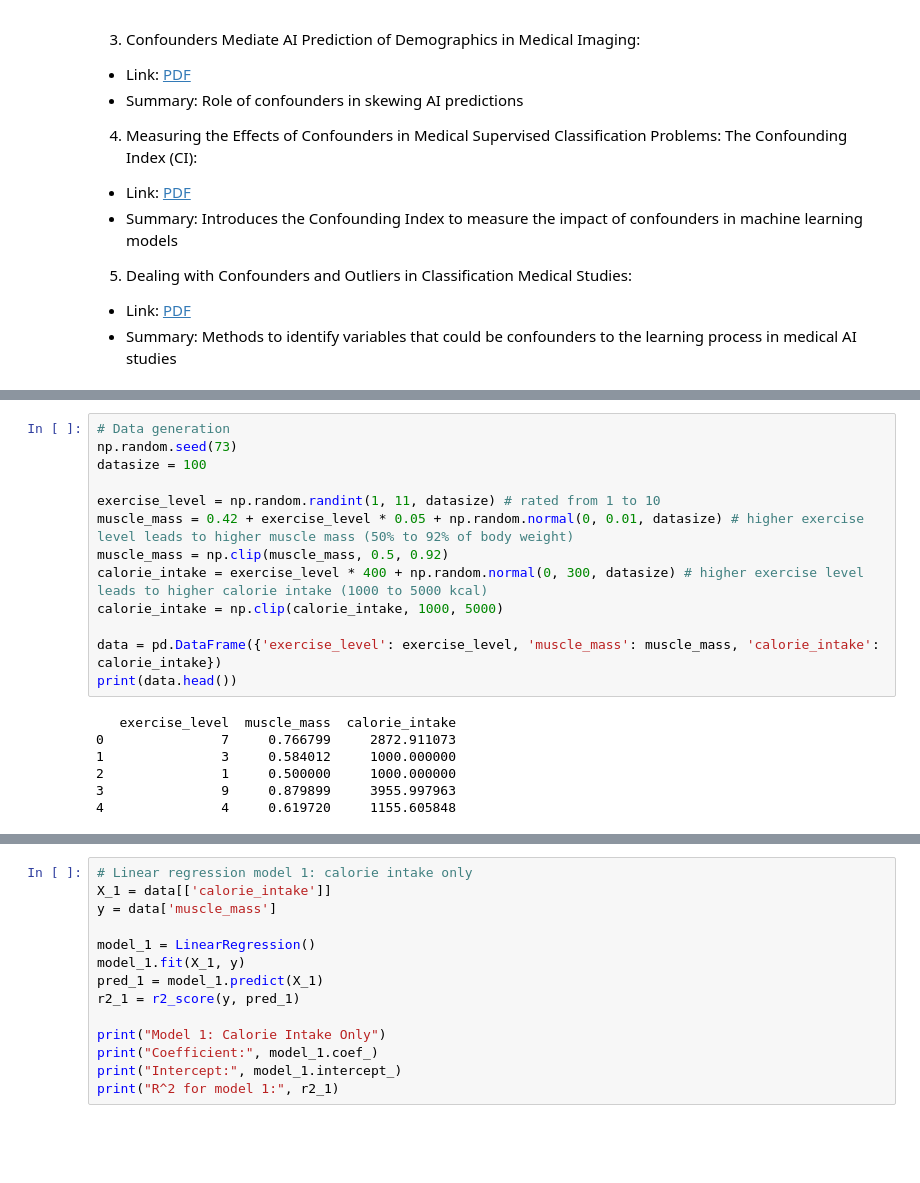
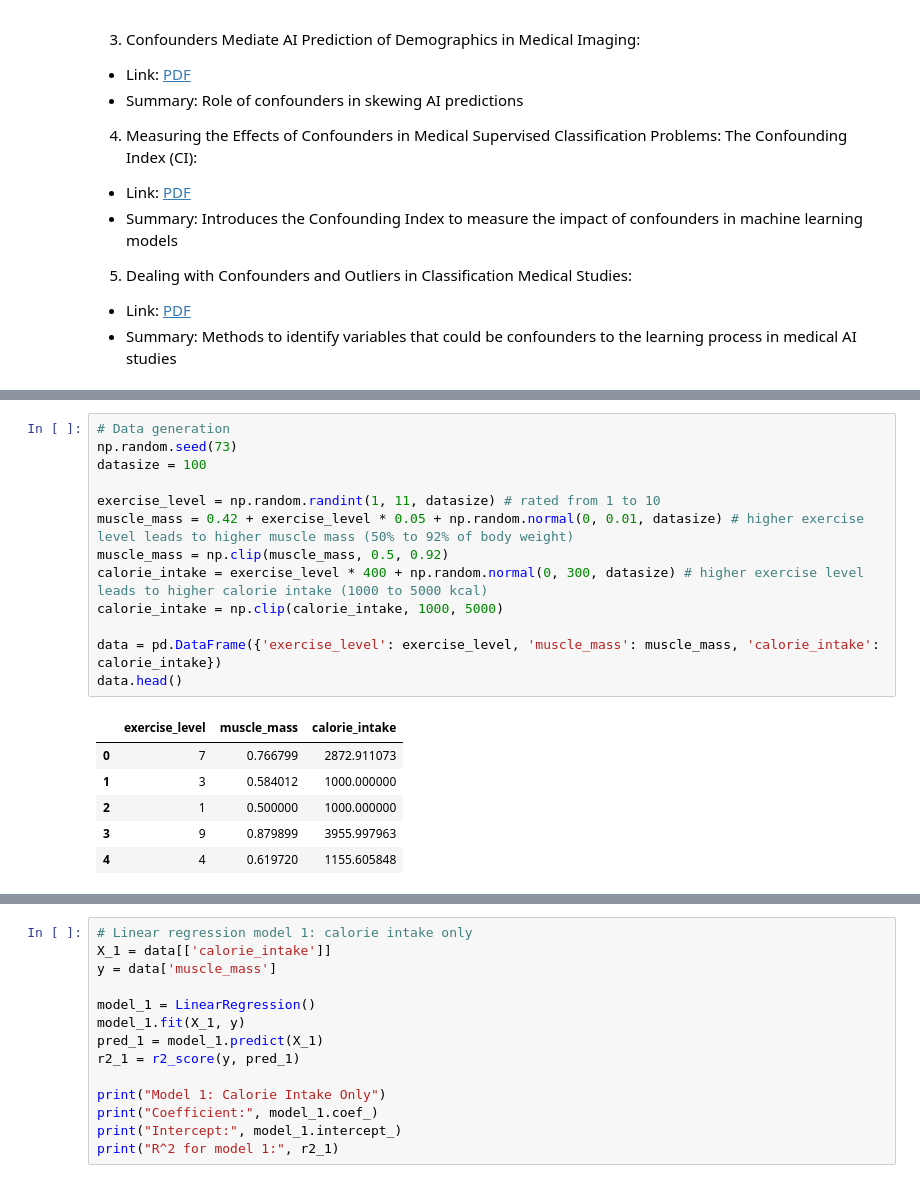
Before and after one commit to MaxiStahl1992/advanced-workbook-code, a Jupyter notebook: task3_full.ipynb, the cells around one changed output, grey strips where cells are left out. Saved outputs shown, nothing was run; the diff lists cells and outputs as text; blank space fills up the shorter version.

```diff
--- a/task3_full.ipynb
+++ b/task3_full.ipynb
@@ -62,21 +44,21 @@ plt.show()
 # %%
 # Data generation
 np.random.seed(73)
 datasize = 100
 
 exercise_level = np.random.randint(1, 11, datasize) # rated from 1 to 10
 muscle_mass = 0.42 + exercise_level * 0.05 + np.random.normal(0, 0.01, datasize) # higher exercise level leads to higher muscle mass (50% to 92% of body weight)
 muscle_mass = np.clip(muscle_mass, 0.5, 0.92)
 calorie_intake = exercise_level * 400 + np.random.normal(0, 300, datasize) # higher exercise level leads to higher calorie intake (1000 to 5000 kcal)
 calorie_intake = np.clip(calorie_intake, 1000, 5000)
 
 data = pd.DataFrame({'exercise_level': exercise_level, 'muscle_mass': muscle_mass, 'calorie_intake': calorie_intake})
-print(data.head())
+data.head()
 # %% [output]
-   exercise_level  muscle_mass  calorie_intake
-0               7     0.766799     2872.911073
-1               3     0.584012     1000.000000
-2               1     0.500000     1000.000000
-3               9     0.879899     3955.997963
-4               4     0.619720     1155.605848
+|  | exercise_level | muscle_mass | calorie_intake |
+| 0 | 7 | 0.766799 | 2872.911073 |
+| 1 | 3 | 0.584012 | 1000.000000 |
+| 2 | 1 | 0.500000 | 1000.000000 |
+| 3 | 9 | 0.879899 | 3955.997963 |
+| 4 | 4 | 0.619720 | 1155.605848 |
 # %%
```
Also changed, not shown: parts of 21 cells of this notebook, 1 other file.
